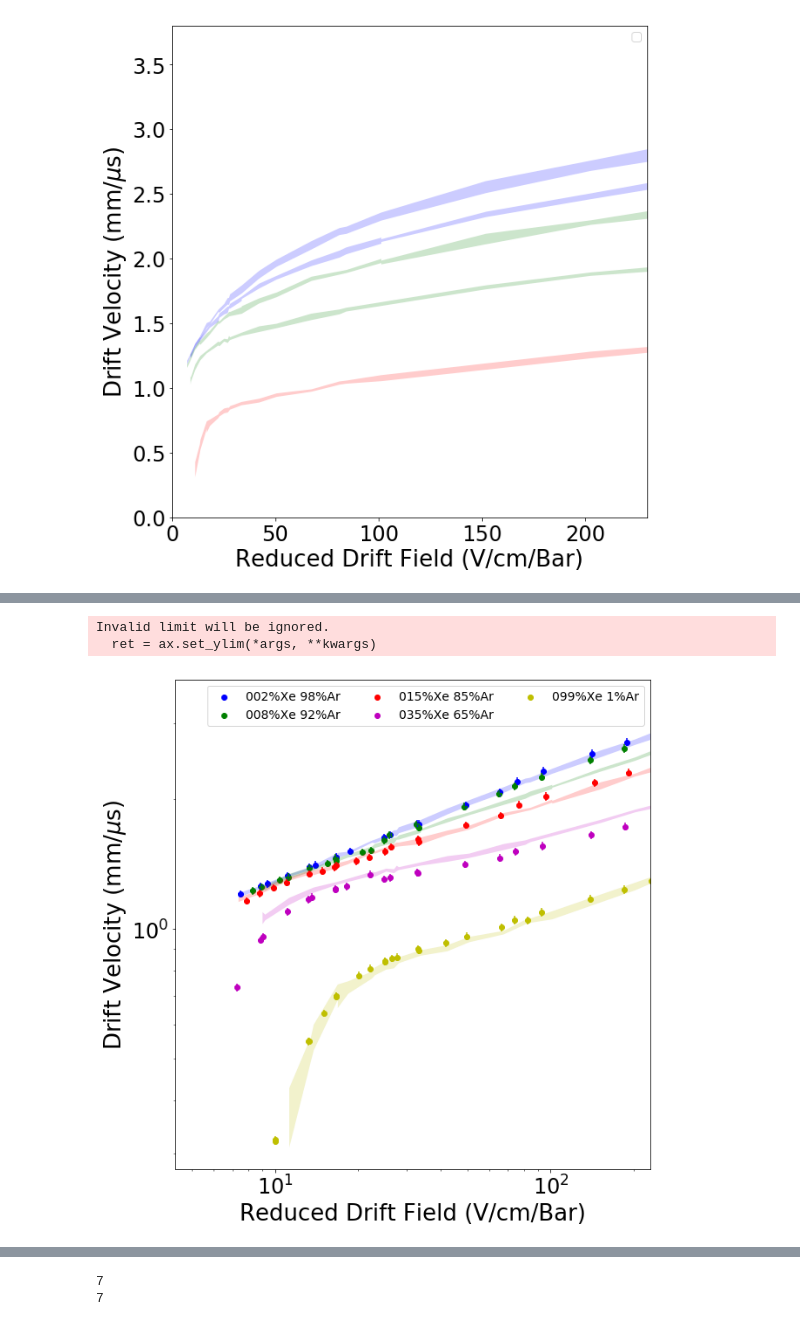
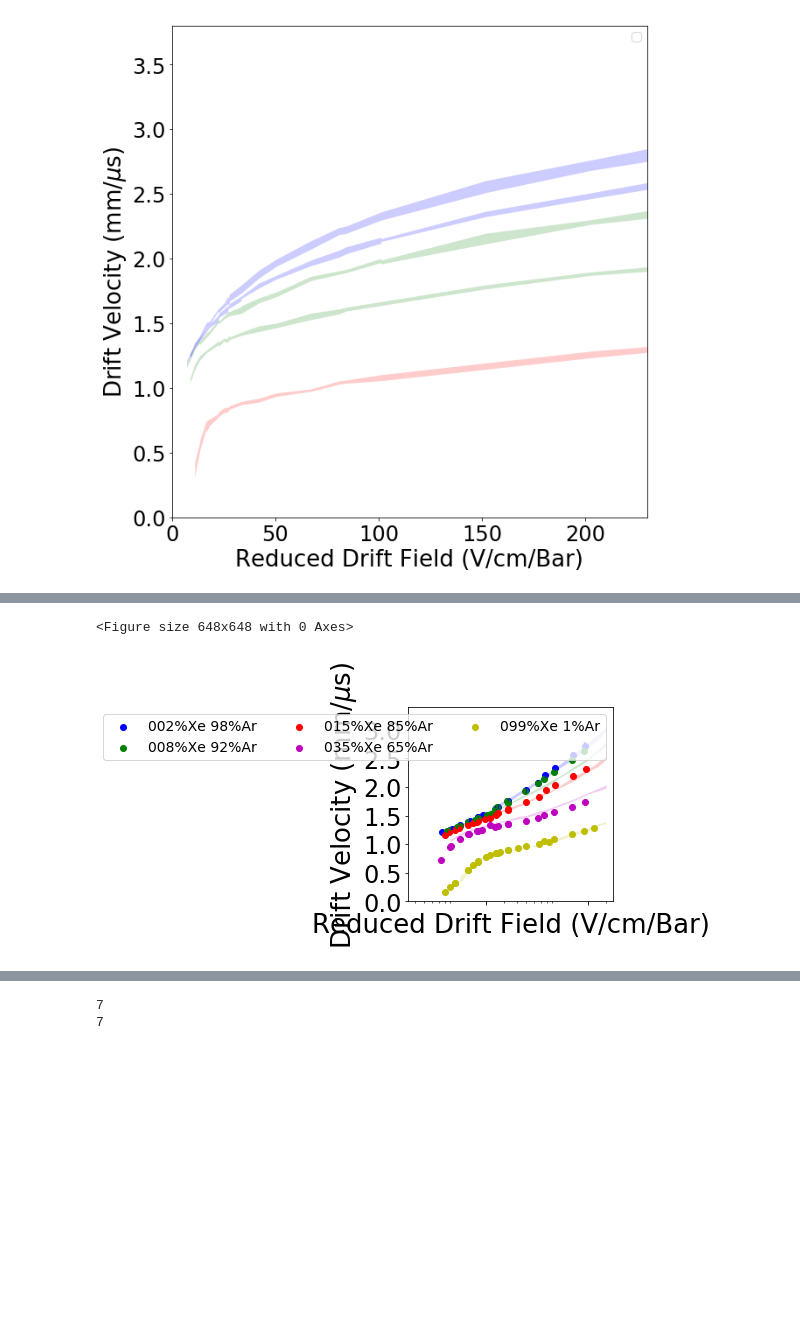
Before and after one commit to AustinMcDonald/Python, a Jupyter notebook: Electron-XeAr/waveform-fitting-V5-Corections.ipynb, the cells around one changed output, grey strips where cells are left out. Cells and saved outputs as stored; diff of their text form; code cells hidden in the pictures; blank space fills up the shorter version.

```diff
--- a/Electron-XeAr/waveform-fitting-V5-Corections.ipynb
+++ b/Electron-XeAr/waveform-fitting-V5-Corections.ipynb
@@ -337,3 +384,31 @@ plt.show()
 # %% [output]
 [figure]
 [figure]
+# %%
+COL =['b','g','r','m','y','c','k','lime','orange','steelblue','pink','blue']
+#plt.figure(figsize=(9,9))
+fig1, ax1 = plt.subplots(figsize=(9,9))
+#for q in range(0,len(GOLDD)):
+for q in range(0,len(GOLDD)):
+    lab = PERCT[q]+'%Xe'+' '+str(100-int(PERCT[q]))+'%Ar'
+    ax1.scatter(REDU[q],Vel[q],color=COL[q],label=lab)
+    Yer = Vel[q]*VelErr[q]
+    Xer = REDU[q]*VelErr[q]
+    ax1.errorbar(REDU[q],Vel[q],xerr=Xer,yerr=Yer,ecolor=COL[q],fmt='none', capthick=1)
+
+ax1.set_xscale('log')
+ax1.set_xticks([7,10,20,40,60,100, 200, 500])
+ax1.tick_params(axis='both', which='major', labelsize=24)
+ax1.get_xaxis().set_major_formatter(matplotlib.ticker.ScalarFormatter())
+
+ax1.set_xlabel(r'Reduced Drift Field (V/cm/Bar)',fontsize=26)
+ax1.set_ylabel(r'Drift Velocity (mm/$\mu$s)',fontsize=26)
+ax1.grid()
+ax1.legend(loc='upper right',fontsize=14,ncol=3)
+
+plt.ylim(0,3.4)
+plt.xlim(6,300)
+plt.tight_layout()
+#plt.savefig("/Users/austinmcdonald/Desktop/Vdrift"+"ALL"+".png")
+
+plt.show()
@@ -339,0 +417,2 @@ plt.show()
+# %%
+MBZV = np.load("/Users/austinmcdonald/Documents/Gas-physics/MB-XeArHe/MBV-Error-XeAr.npy")
@@ -493,7 +611,7 @@ for q in range(0,len(GOLDD)):
     Y = MBZ[eh2]
     Yer = MBZ[eh3]
     #plt.plot(MBZ[eh1],MBZ[eh2],color=COL[q],alpha=0.5,linewidth=2)
-    plt.fill_between(X,Y+Yer,Y-Yer,facecolor='k',alpha=0.3, interpolate=True)
+    plt.fill_between(X,Y+Yer,Y-Yer,facecolor=COL[q],alpha=0.3, interpolate=True)
 
 
     plt.xlabel(r'Reduced Drift Field ( V/cm/Bar )',fontsize=26)
@@ -609,42 +809,43 @@ No handles with labels found to put in legend.
 # %%
 COL =['b','g','r','m','y','c','k','lime','orange','steelblue','pink','blue']
 plt.figure(figsize=(9,9))
+fig1, ax1 = plt.subplots()
 #for q in range(0,len(GOLDD)):
 for q in range(0,len(GOLDD)-2):
     lab = PERCT[q+1]+'%Xe'+' '+str(100-int(PERCT[q+1]))+'%Ar'
     plt.scatter(REDU[q+1],Vel[q+1],color=COL[q],label=lab)
     Yer = Vel[q+1]*VelErr[q+1]
     Xer = REDU[q+1]*VelErr[q+1]
     plt.errorbar(REDU[q+1],Vel[q+1],xerr=Xer,yerr=Yer,ecolor=COL[q],fmt='none', capthick=1)
 
     eh1 =q*3
     eh2 =q*3+1
     eh3 =q*3+2
     X = MBZV[eh1]
     Y1 = MBZV[eh2]
     Y2 = MBZV[eh3]
     plt.fill_between(X,Y1,Y2,facecolor=COL[q],alpha=0.2, interpolate=True)
+plt.semilogx()
 
 plt.xlabel(r'Reduced Drift Field (V/cm/Bar)',fontsize=26)
 plt.ylabel(r'Drift Velocity (mm/$\mu$s)',fontsize=26)
-plt.xticks(fontsize=24)
+#plt.xticks([50,100,150,200],fontsize=24)
+ax1.set_xticks([20, 200, 500])
 plt.yticks(fontsize=24)
 plt.grid()
 plt.legend(loc='upper right',fontsize=14,ncol=3)
 plt.tight_layout()
 plt.grid()
-plt.semilogx()
-plt.semilogy()
+#plt.semilogy()
 
-plt.ylim(0,3.8)
-plt.xlim(0,230)
+plt.ylim(0,3.4)
+plt.xlim(0,350)
 #plt.savefig("/Users/austinmcdonald/Desktop/Vdrift"+"ALL"+".png")
 
 plt.show()
 # %% [output]
-Invalid limit will be ignored.
-  ret = ax.set_ylim(*args, **kwargs)
+<Figure size 648x648 with 0 Axes>
-[figure, old version]
+[figure, new version]
 # %%
 COL =['b','g','r','m','y','c','k','lime','orange','steelblue','pink','blue']
 plt.figure(figsize=(9,9))
```
Also changed, not shown: parts of 11 cells of this notebook, 5 other files.
